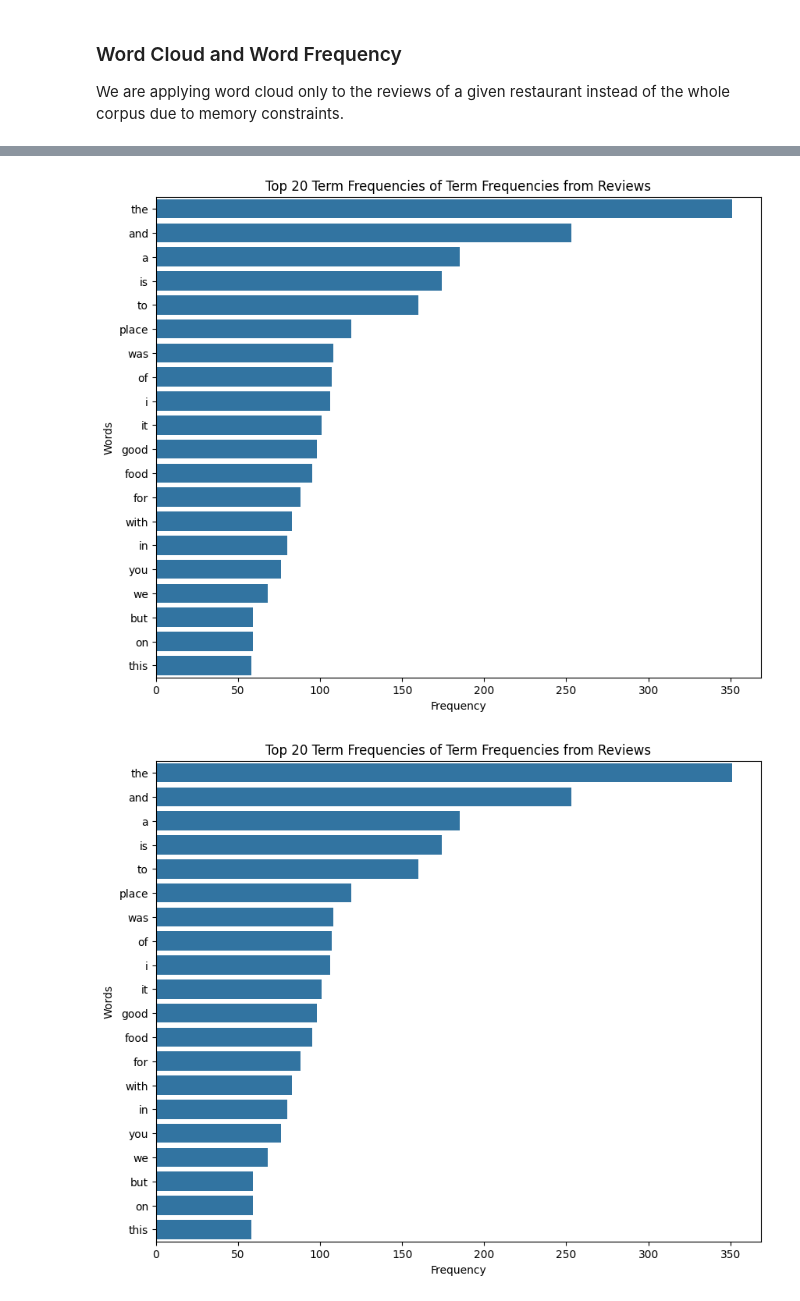
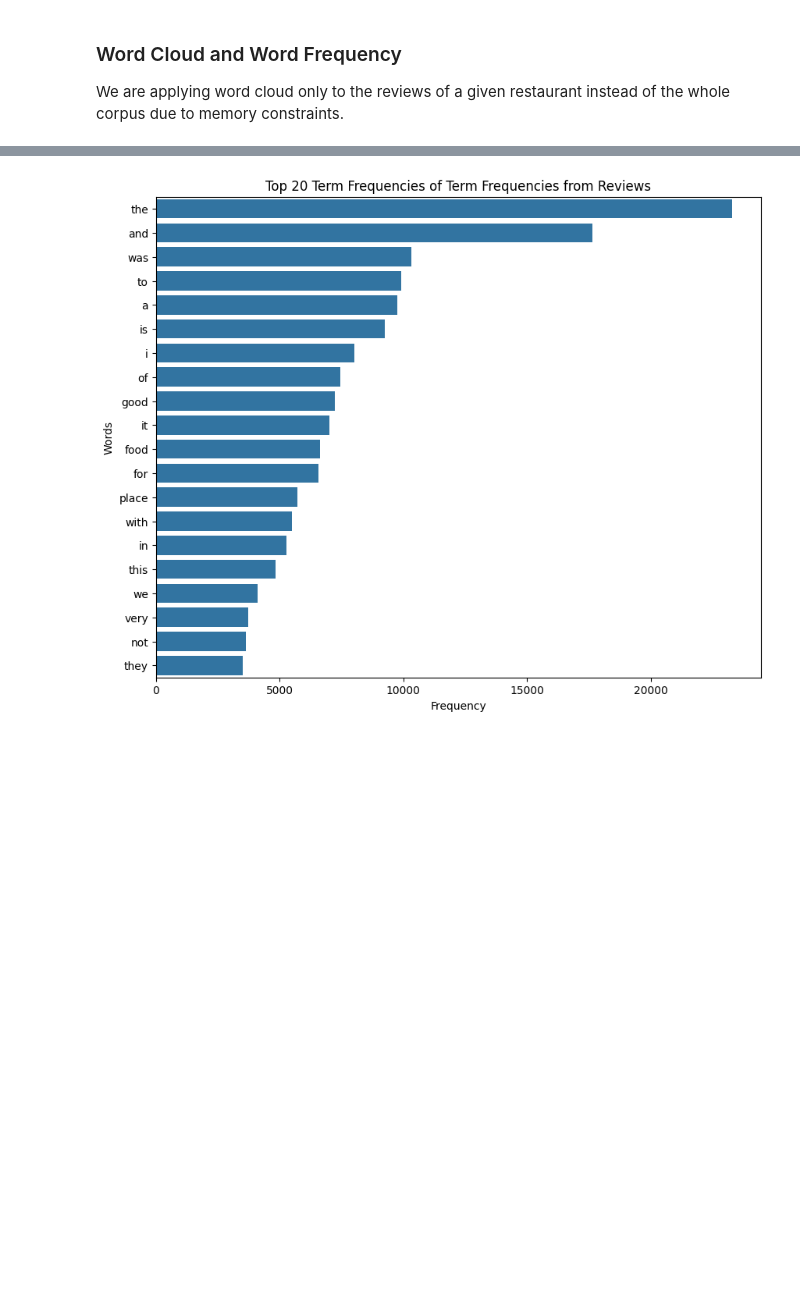
Before and after one commit to C-ph3r/Hyderabadi-Word-Soup, a Jupyter notebook: sentiment_analysis_exploration.ipynb, the cells around one changed output, grey strips where cells are left out. Drawn from its saved outputs; the diff is of its cells as text; code cells hidden in the pictures; blank space fills up the shorter version.

```diff
--- a/sentiment_analysis_exploration.ipynb
+++ b/sentiment_analysis_exploration.ipynb
@@ -247,7 +238,20 @@ term_frequencies = {}
 for name, reviews_list in reviews_per_restaurant.items():
     term_frequencies[name] = restaurant_term_frequencies(reviews_list)
 
-pipeline_v1e.plot_term_frequency(term_frequencies['10 Downing Street'], 20, "Term Frequencies from Reviews", show=True)
+# pipeline_v1e.plot_term_frequency(term_frequencies['10 Downing Street'], 20, "Term Frequencies from Reviews", show=True)
-# %% [output]
-[figure, removed]
-[figure, removed]
+# %%
+import pandas as pd
+
+# Assuming 'data_dict' is your dictionary of DataFrames
+# Concatenate all DataFrames in the dictionary into a single DataFrame
+combined_df = pd.concat(term_frequencies.values(), ignore_index=True)
+
+# Group by 'words' and calculate the sum of 'frequency' for each unique word
+result_df = combined_df.groupby('words', as_index=False)['frequency'].sum()
+
+# Sort by frequency in descending order (optional, for better readability)
+result_df = result_df.sort_values(by='frequency', ascending=False).reset_index(drop=True)
+# %%
+pipeline_v1e.plot_term_frequency(result_df, 20, "Term Frequencies from Reviews", show=False)
+# %% [output]
+[figure, added]
```
Also changed, not shown: parts of 7 cells of this notebook, 2 other files.
